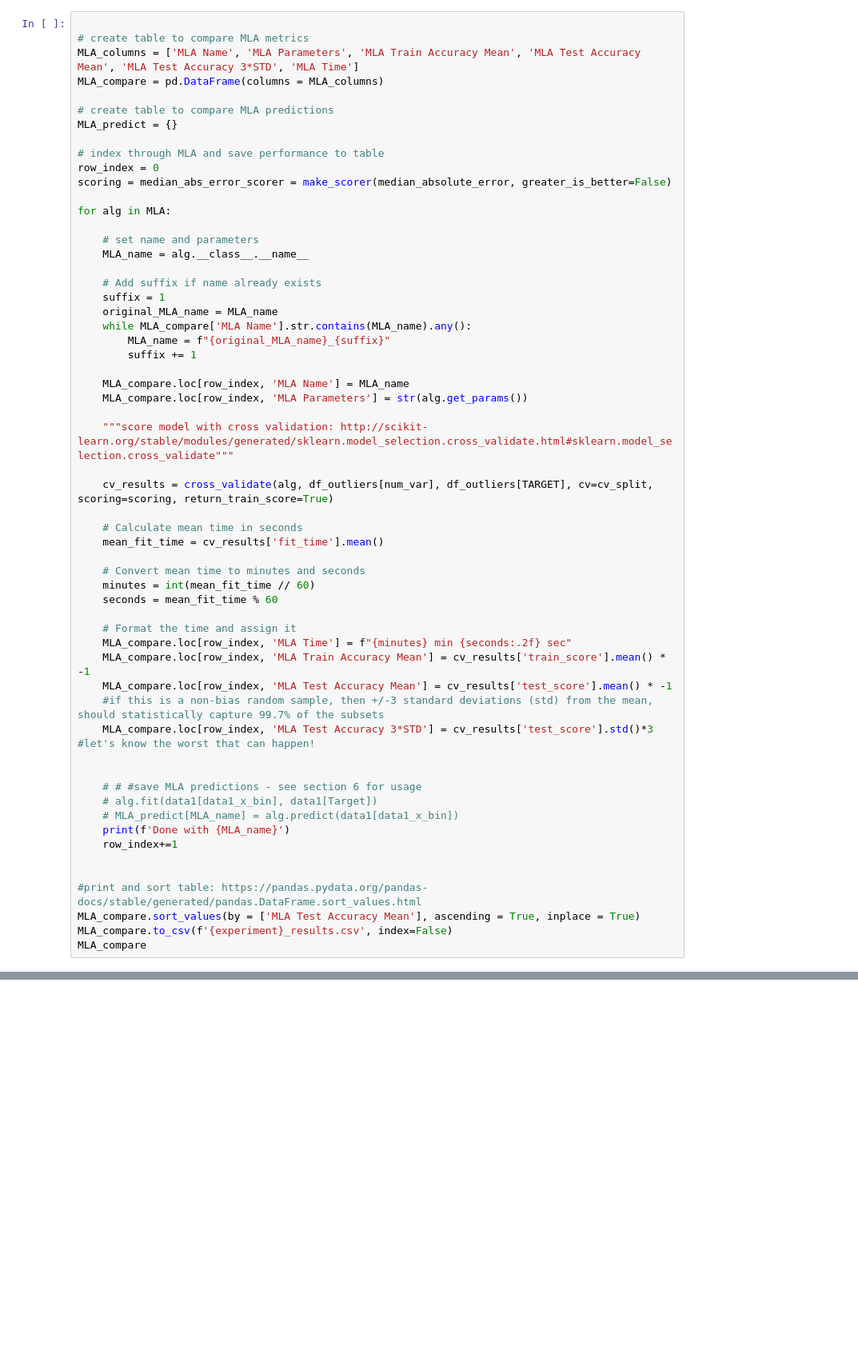
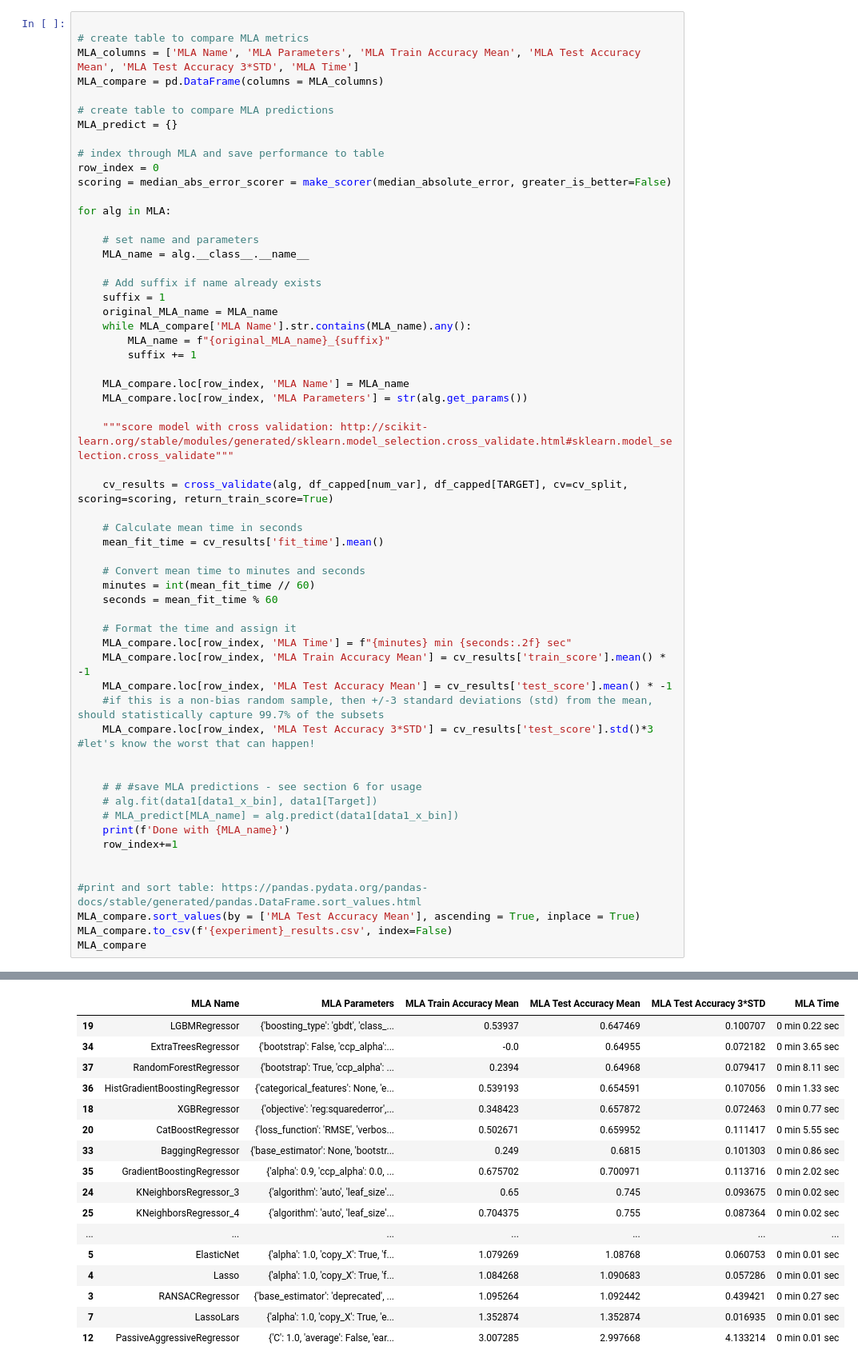
Before and after one commit to hardboyvino/kaggle_competition, a Jupyter notebook: playground_3.25/preprocess.ipynb, the cells around one changed output, grey strips where cells are left out. Shown at 80% size. Saved outputs shown, nothing was run; the diff lists cells and outputs as text; blank space fills up the shorter version.

```diff
--- a/playground_3.25/preprocess.ipynb
+++ b/playground_3.25/preprocess.ipynb
@@ -238,7 +245,7 @@ for alg in MLA:
 
 	"""score model with cross validation: http://scikit-learn.org/stable/modules/generated/sklearn.model_selection.cross_validate.html#sklearn.model_selection.cross_validate"""
 
-	cv_results = cross_validate(alg, df_outliers[num_var], df_outliers[TARGET], cv=cv_split, scoring=scoring, return_train_score=True)
+	cv_results = cross_validate(alg, df_capped[num_var], df_capped[TARGET], cv=cv_split, scoring=scoring, return_train_score=True)
 
 	# Calculate mean time in seconds
 	mean_fit_time = cv_results['fit_time'].mean()
@@ -266,3 +273,4 @@ for alg in MLA:
 MLA_compare.sort_values(by = ['MLA Test Accuracy Mean'], ascending = True, inplace = True)
 MLA_compare.to_csv(f'{experiment}_results.csv', index=False)
 MLA_compare
+# %% [output]
@@ -269,3 +294,20 @@ MLA_compare
+|  | MLA Name | MLA Parameters | MLA Train Accuracy Mean | MLA Test Accuracy Mean | MLA Test Accuracy 3*STD | MLA Time |
+| 19 | LGBMRegressor | {'boosting_type': 'gbdt', 'class_... | 0.53937 | 0.647469 | 0.100707 | 0 min 0.22 sec |
+| 34 | ExtraTreesRegressor | {'bootstrap': False, 'ccp_alpha':... | -0.0 | 0.64955 | 0.072182 | 0 min 3.65 sec |
+| 37 | RandomForestRegressor | {'bootstrap': True, 'ccp_alpha': ... | 0.2394 | 0.64968 | 0.079417 | 0 min 8.11 sec |
+| 36 | HistGradientBoostingRegressor | {'categorical_features': None, 'e... | 0.539193 | 0.654591 | 0.107056 | 0 min 1.33 sec |
+| 18 | XGBRegressor | {'objective': 'reg:squarederror',... | 0.348423 | 0.657872 | 0.072463 | 0 min 0.77 sec |
+| 20 | CatBoostRegressor | {'loss_function': 'RMSE', 'verbos... | 0.502671 | 0.659952 | 0.111417 | 0 min 5.55 sec |
+| 33 | BaggingRegressor | {'base_estimator': None, 'bootstr... | 0.249 | 0.6815 | 0.101303 | 0 min 0.86 sec |
+| 35 | GradientBoostingRegressor | {'alpha': 0.9, 'ccp_alpha': 0.0, ... | 0.675702 | 0.700971 | 0.113716 | 0 min 2.02 sec |
+| 24 | KNeighborsRegressor_3 | {'algorithm': 'auto', 'leaf_size'... | 0.65 | 0.745 | 0.093675 | 0 min 0.02 sec |
+| 25 | KNeighborsRegressor_4 | {'algorithm': 'auto', 'leaf_size'... | 0.704375 | 0.755 | 0.087364 | 0 min 0.02 sec |
+| ... | ... | ... | ... | ... | ... | ... |
+| 5 | ElasticNet | {'alpha': 1.0, 'copy_X': True, 'f... | 1.079269 | 1.08768 | 0.060753 | 0 min 0.01 sec |
+| 4 | Lasso | {'alpha': 1.0, 'copy_X': True, 'f... | 1.084268 | 1.090683 | 0.057286 | 0 min 0.01 sec |
+| 3 | RANSACRegressor | {'base_estimator': 'deprecated', ... | 1.095264 | 1.092442 | 0.439421 | 0 min 0.27 sec |
+| 7 | LassoLars | {'alpha': 1.0, 'copy_X': True, 'e... | 1.352874 | 1.352874 | 0.016935 | 0 min 0.01 sec |
+| 12 | PassiveAggressiveRegressor | {'C': 1.0, 'average': False, 'ear... | 3.007285 | 2.997668 | 4.133214 | 0 min 0.01 sec |
 # %%
 sns.barplot(x='MLA Test Accuracy Mean', y = 'MLA Name', data = MLA_compare, color = 'm')
 
```
Also changed, not shown: parts of 7 cells of this notebook.
